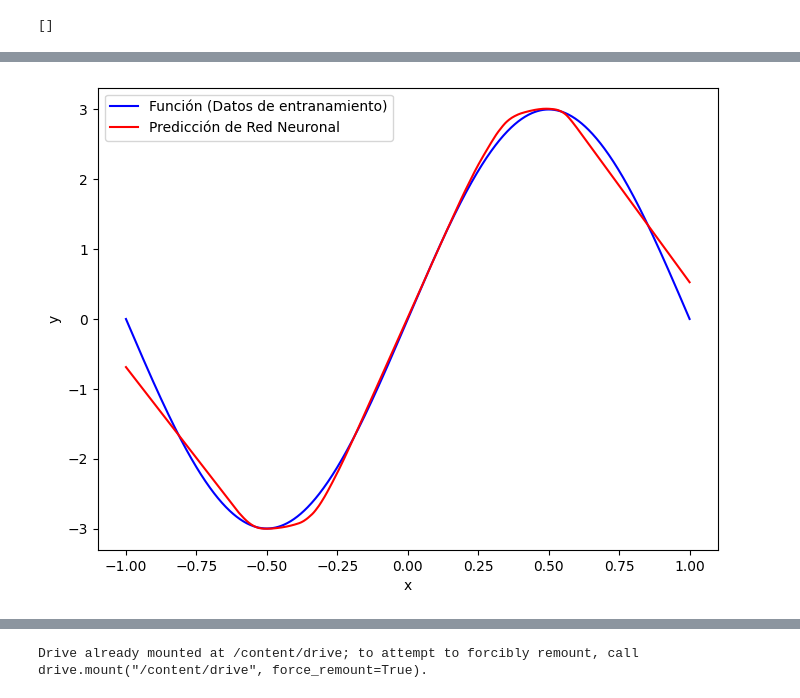
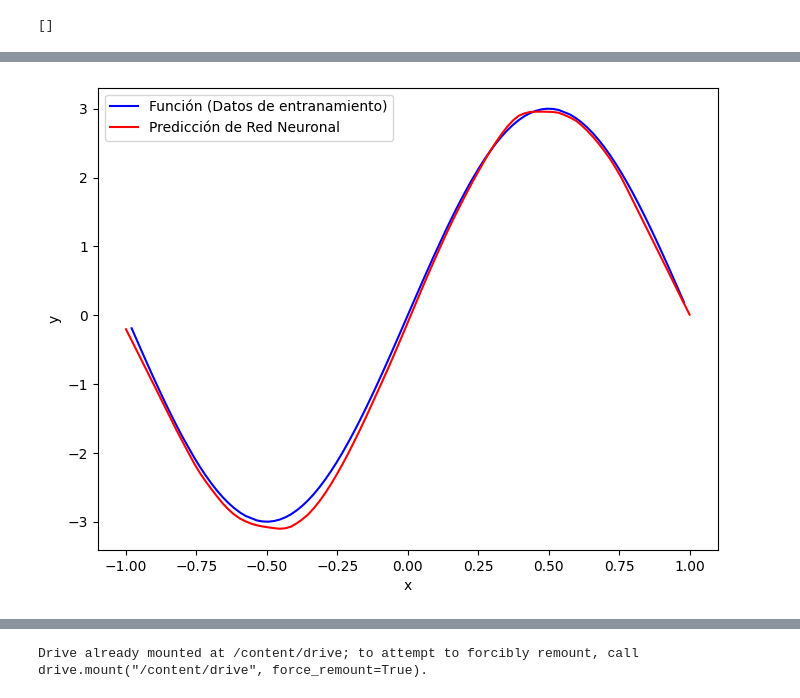
Before and after one commit to HilbertN/Analisis_de_datos_Tareas, a Jupyter notebook: Tarea4_RedesNeuronales.ipynb, the cells around one changed output, grey strips where cells are left out. Saved outputs shown, nothing was run; the diff lists cells and outputs as text; code cells hidden in the pictures.

```diff
--- a/Tarea4_RedesNeuronales.ipynb
+++ b/Tarea4_RedesNeuronales.ipynb
@@ -46,7 +59,11 @@ model.add(Dense(300, activation='relu', input_shape=(1,)))
 model.add(Dropout(0.2))
 model.add(Dense(300, activation='relu'))
 model.add(Dense(1))
-
-model.compile(loss='mean_squared_error', optimizer=SGD(learning_rate=0.01), metrics=['mse'])
+# %%
+batch_size=30
+epochs=40
+learning_rate=0.03
+Optimizador=SGD
 # %%
-history = model.fit(x_train, y_train, batch_size=30, epochs=40, verbose=1, validation_data=(x_test, y_test))
+model.compile(loss='mean_squared_error', optimizer=Optimizador(learning_rate=learning_rate), metrics=['mse'])
+history = model.fit(x_train, y_train, batch_size=batch_size, epochs=epochs, verbose=1, validation_data=(x_test, y_test))
@@ -53,10 +88,10 @@ history = model.fit(x_train, y_train, batch_size=30, epochs=40, verbose=1, valid
 # %%
-x_pred = np.linspace(-1, 1, 1000).reshape(-1, 1)
+x_pred = np.linspace(-1, 1, 100).reshape(-1, 1)
 y_pred = model.predict(x_pred)
 
 
 plt.figure(figsize=(8, 6))
-plt.plot(x_train, y_train, color='blue', label='Función (Datos de entranamiento)')
+plt.plot(x_test, y_test, color='blue', label='Función (Datos de entranamiento)')
 plt.plot(x_pred, y_pred, color='red', label='Predicción de Red Neuronal')
 plt.xlabel('x')
 plt.ylabel('y')
@@ -67 +102 @@ plt.show()
-[figure, old version]
+[figure, new version]
```
Also changed, not shown: parts of 10 cells of this notebook.
